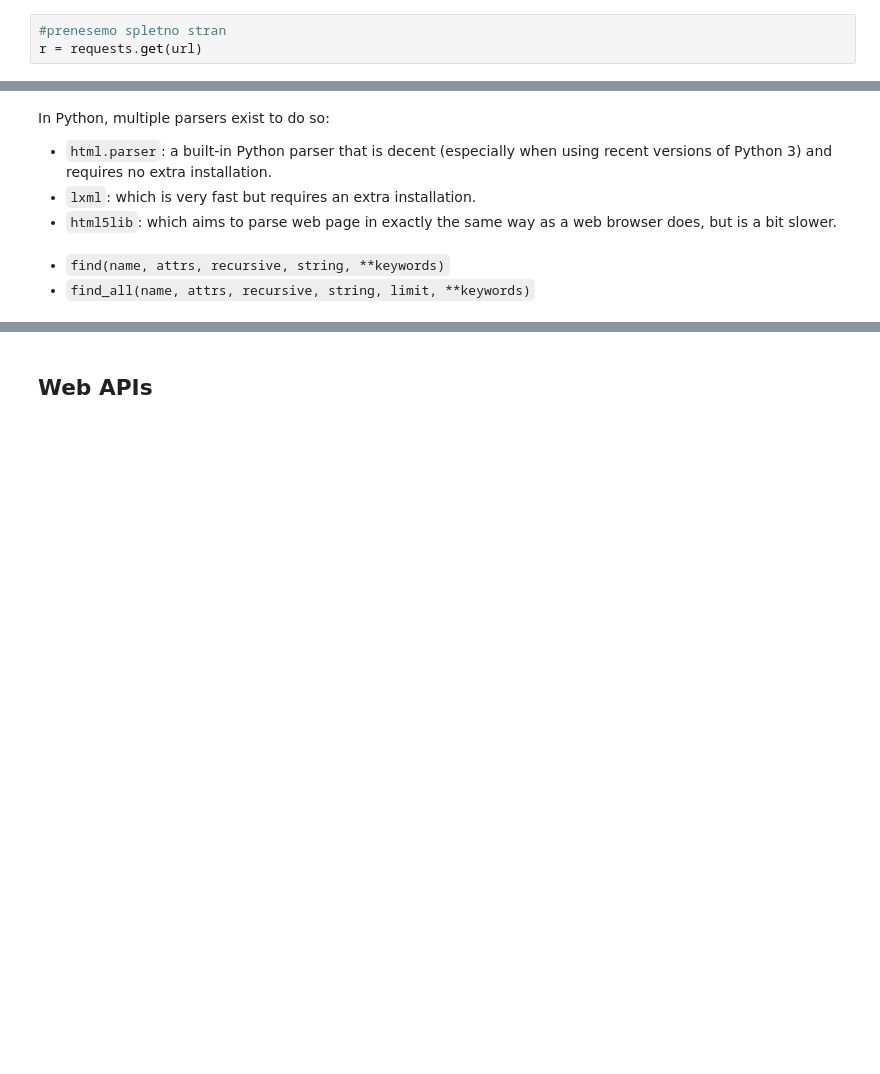
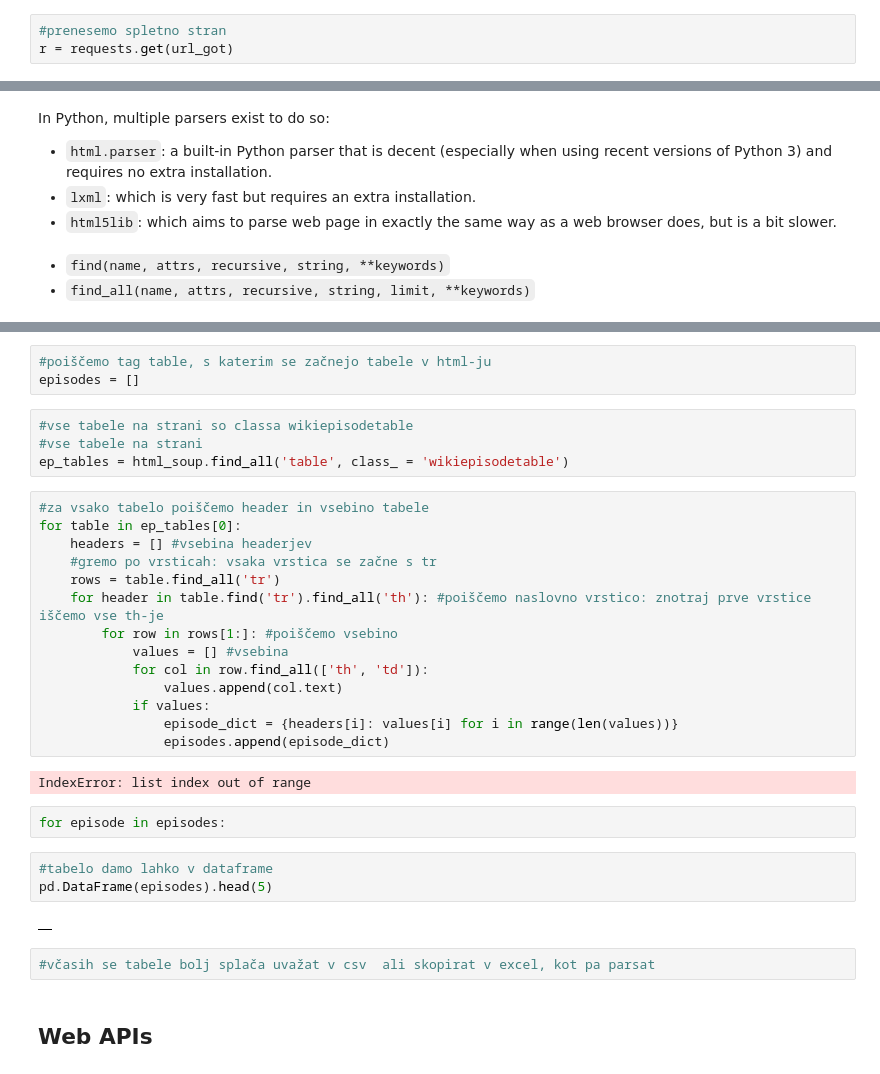
Before and after one commit to mancaprimozic/python-analitika, a Jupyter notebook: teden_05/05_teden_web_scraping.ipynb, the cells around one changed output, grey strips where cells are left out. Drawn from its saved outputs; the diff is of its cells as text; blank space fills up the shorter version.

```diff
--- a/teden_05/05_teden_web_scraping.ipynb
+++ b/teden_05/05_teden_web_scraping.ipynb
@@ -79,7 +79,7 @@ import requests
 url_got = 'https://en.wikipedia.org/w/index.php?title=List_of_Game_of_Thrones_episodes&oldid=802553687'
 # %%
 #prenesemo spletno stran
-r = requests.get(url)
+r = requests.get(url_got)
 # %%
 r.text[:1000]
 # %% [output]
@@ -129,3 +257,35 @@ html_soup.find('',{'id':'firstHeading'})
+# %%
+#poiščemo tag table, s katerim se začnejo tabele v html-ju
+episodes = []
+# %%
+#vse tabele na strani so classa wikiepisodetable
+#vse tabele na strani
+ep_tables = html_soup.find_all('table', class_ = 'wikiepisodetable')
+# %%
+#za vsako tabelo poiščemo header in vsebino tabele
+for table in ep_tables[0]:
+    headers = [] #vsebina headerjev
+    #gremo po vrsticah: vsaka vrstica se začne s tr
+    rows = table.find_all('tr')
+    for header in table.find('tr').find_all('th'): #poiščemo naslovno vrstico: znotraj prve vrstice iščemo vse th-je
+        for row in rows[1:]: #poiščemo vsebino
+            values = [] #vsebina
+            for col in row.find_all(['th', 'td']):
+                values.append(col.text)
+            if values:
+                episode_dict = {headers[i]: values[i] for i in range(len(values))}
+                episodes.append(episode_dict)
+# %% [output]
+IndexError: list index out of range
+# %%
+for episode in episodes:
+# %%
+#tabelo damo lahko v dataframe
+pd.DataFrame(episodes).head(5)
+# %% [output]
+|  |
+# %%
+#včasih se tabele bolj splača uvažat v csv  ali skopirat v excel, kot pa parsat
 # %% [markdown]
 ## Web APIs
 # %% [markdown]
```
Also changed, not shown: parts of 66 cells of this notebook, 7 other files.
